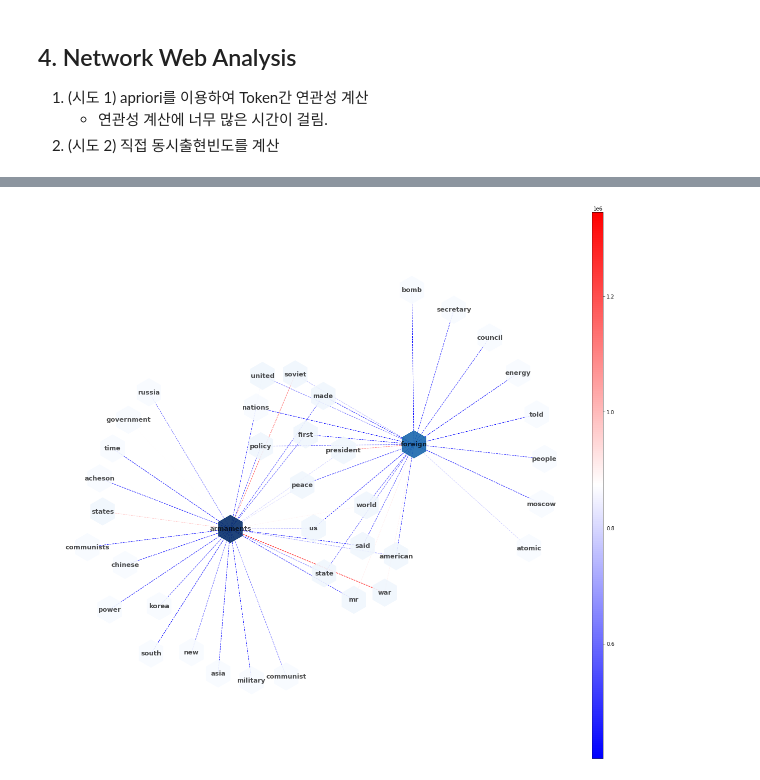
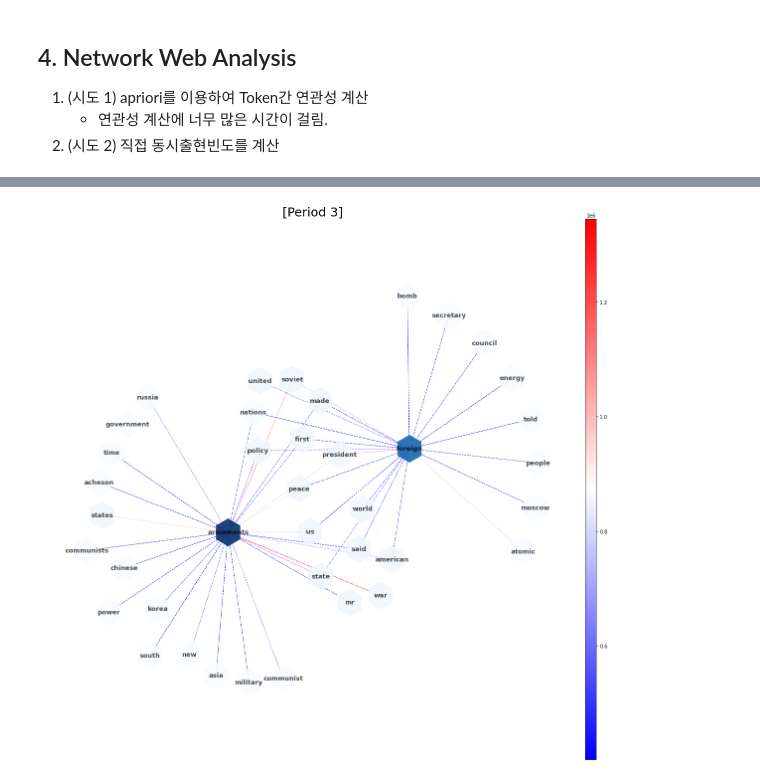
Before and after one commit to MartinusChoi/Text-Mining-Project, a Jupyter notebook: Network-Web-Analysis-ST.ipynb, the cells around one changed output, grey strips where cells are left out. Saved outputs shown, nothing was run; the diff lists cells and outputs as text; code cells hidden in the pictures.

```diff
--- a/Network-Web-Analysis-ST.ipynb
+++ b/Network-Web-Analysis-ST.ipynb
@@ -126,6 +126,7 @@ class vocaDict:
 
 
 def plotNetwork(data, freq_thres, node_size, title='Network Web Analysis', root='./'):
+
     G_centrality = nx.Graph()
 
     for idx in np.where(df['freq'] >= freq_thres)[0]:
@@ -159,11 +160,11 @@ def plotNetwork(data, freq_thres, node_size, title='Network Web Analysis', root=
     ec = nx.draw_networkx_edges(G, pos, edge_color=[edge[2]['weight'] for edge in G.edges(data=True)], \
         edge_cmap=plt.cm.bwr, style='dashed', width=1)
 
+    plt.title(title, fontsize=25)
     plt.axis('off')
     divider = make_axes_locatable(ax)
     cax = divider.append_axes("right", size="2%", pad=0.05)
     plt.colorbar(ec, cax=cax)
-    plt.title(title)
     plt.savefig(root+'network-web-analysis.png')
     plt.show()
 # %%
@@ -204,6 +204,6 @@ voca.to_csv(root=RESULT_3)
 # %%
 df = pd.read_csv(RESULT_3 + 'word-pair-freq.csv')
 # %%
-plotNetwork(df, 400000, 3000, RESULT_3)
+plotNetwork(df, 400000, 3000, title='[Period 3]', root=RESULT_3)
 # %% [output]
-[figure, old version]
+[figure, new version]
```
Also changed, not shown: parts of 2 cells of this notebook, 9 other files.
